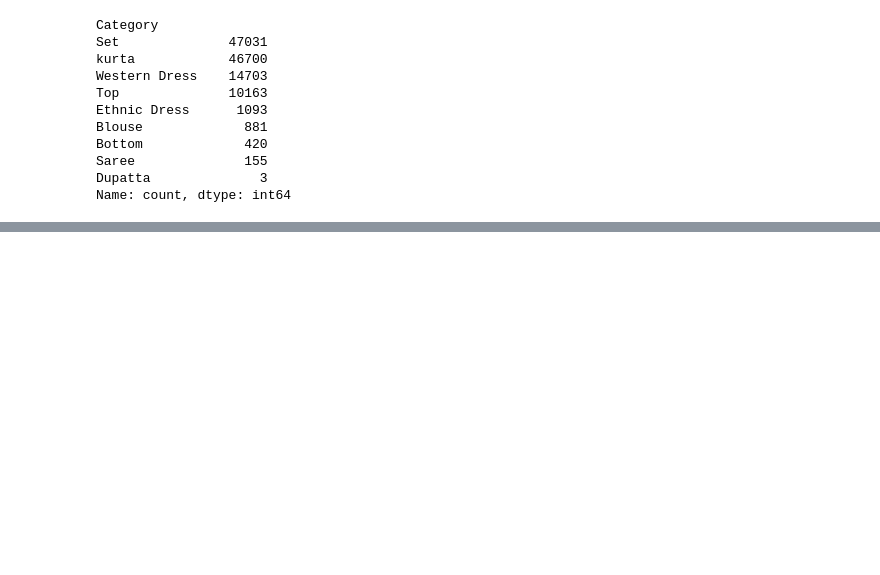
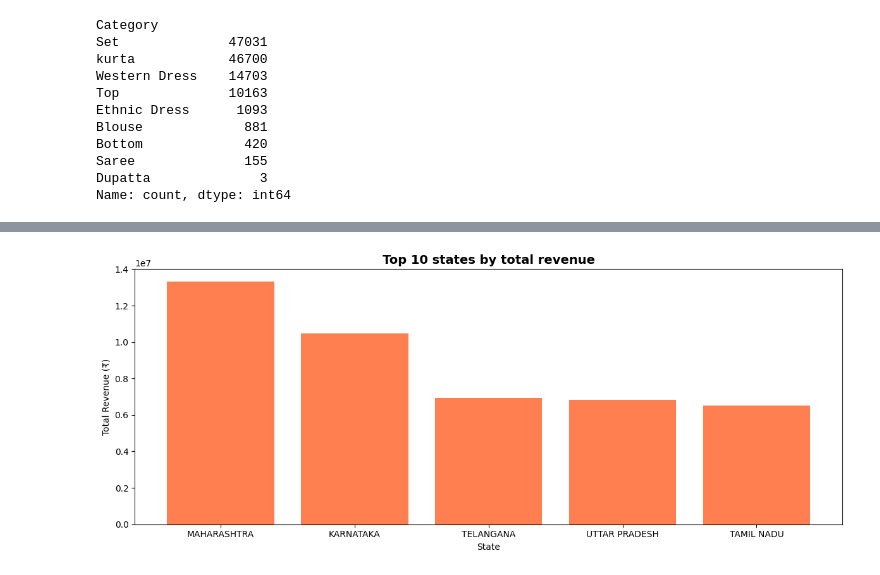
Before and after one commit to codebynishan/amazon-sales-analysis, a Jupyter notebook: EDA.ipynb, the cells around one changed output, grey strips where cells are left out. Saved outputs shown, nothing was run; the diff lists cells and outputs as text; code cells hidden in the pictures; blank space fills up the shorter version.

```diff
--- a/EDA.ipynb
+++ b/EDA.ipynb
@@ -278,0 +356,3 @@ Name: count, dtype: int64
+# %%
+top_state = df.groupby('ship-state')['Amount'].sum().sort_values(ascending=False).head(5)
+top_state
@@ -278,0 +419,12 @@ Name: count, dtype: int64
+# %%
+plt.figure(figsize=(12, 5))
+plt.bar(top_state.index, top_state.values, color='coral')
+plt.title('Top 10 states by total revenue', fontsize=14, fontweight='bold')
+plt.xlabel('State')
+plt.ylabel('Total Revenue (₹)')
+# plt.xticks(rotation=45, ha='right')
+plt.tight_layout()
+
+plt.show()
+# %% [output]
+[figure, added]
```
Also changed, not shown: parts of 13 cells of this notebook.
